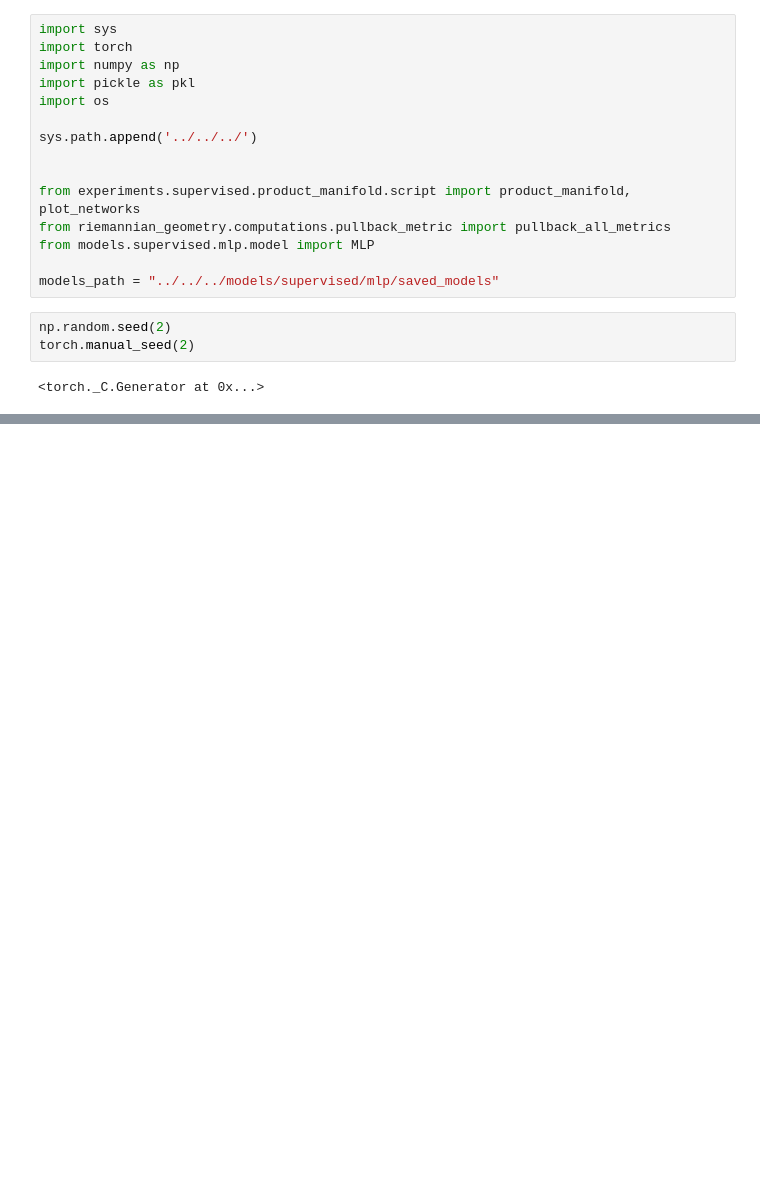
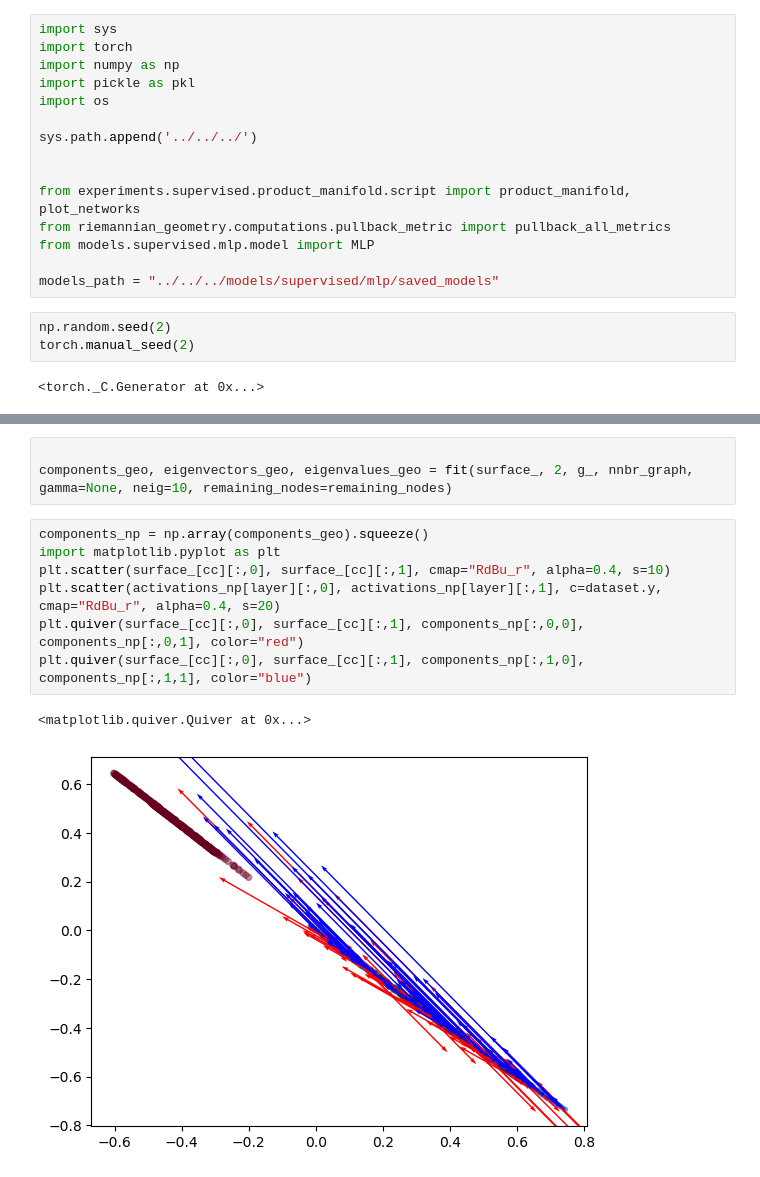
Before and after one commit to MaximilianPowers/Thesis, a Jupyter notebook: experiments/supervised/product_manifold/experiment_3.ipynb, the cells around one changed output, grey strips where cells are left out. Drawn from its saved outputs; the diff is of its cells as text; blank space fills up the shorter version.

```diff
--- a/experiments/supervised/product_manifold/experiment_3.ipynb
+++ b/experiments/supervised/product_manifold/experiment_3.ipynb
@@ -89,0 +491,13 @@ plt.savefig(f"figures/{mode}/{size}/components_3d.png")
+# %%
+
+components_geo, eigenvectors_geo, eigenvalues_geo = fit(surface_, 2, g_, nnbr_graph, gamma=None, neig=10, remaining_nodes=remaining_nodes)
+# %%
+components_np = np.array(components_geo).squeeze()
+import matplotlib.pyplot as plt
+plt.scatter(surface_[cc][:,0], surface_[cc][:,1], cmap="RdBu_r", alpha=0.4, s=10)
+plt.scatter(activations_np[layer][:,0], activations_np[layer][:,1], c=dataset.y, cmap="RdBu_r", alpha=0.4, s=20)
+plt.quiver(surface_[cc][:,0], surface_[cc][:,1], components_np[:,0,0], components_np[:,0,1], color="red")
+plt.quiver(surface_[cc][:,0], surface_[cc][:,1], components_np[:,1,0], components_np[:,1,1], color="blue")
+# %% [output]
+<matplotlib.quiver.Quiver at 0x...>
+[figure, added]
```
Also changed, not shown: parts of 10 cells of this notebook, 2 other files.
